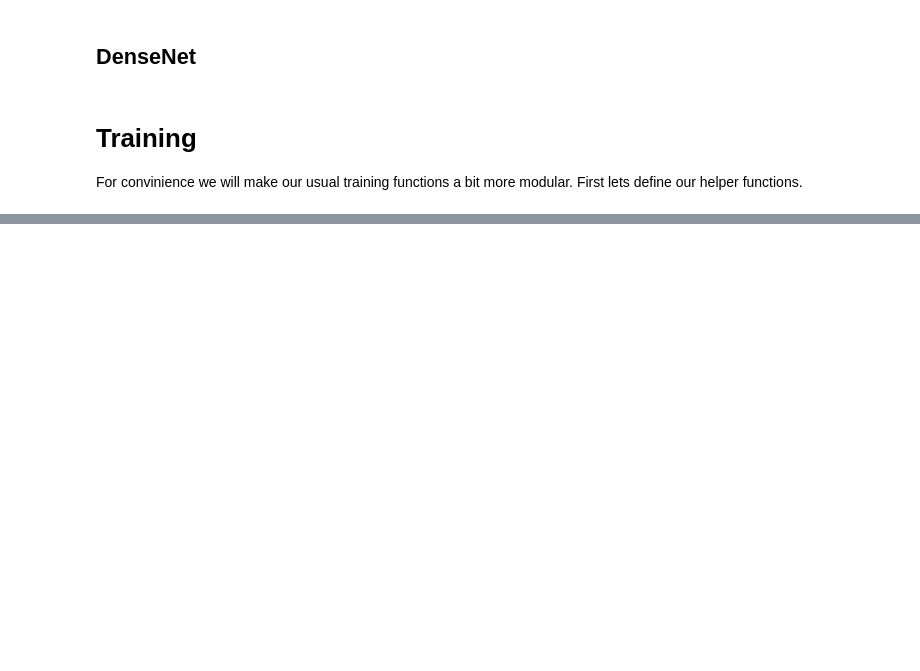
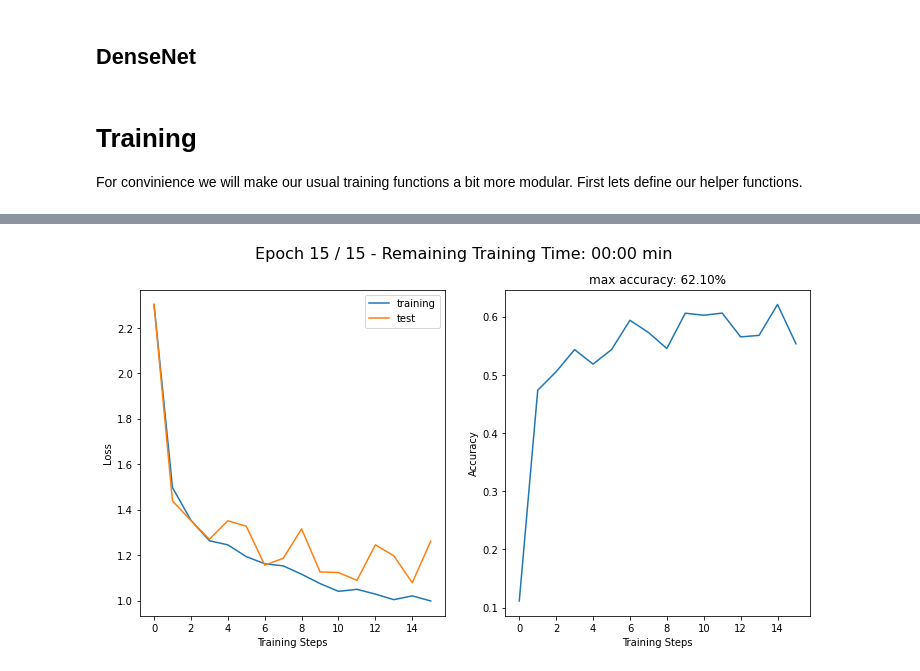
Before and after one commit to Maxoz99/ANNs-TensorFlow, a Jupyter notebook: Homework06/homework06.ipynb, the cells around one changed output, grey strips where cells are left out. Cells and saved outputs as stored; diff of their text form; code cells hidden in the pictures; blank space fills up the shorter version.

Commit message:
Shared training session

```diff
--- a/Homework06/homework06.ipynb
+++ b/Homework06/homework06.ipynb
@@ -350,10 +381,12 @@ train_model(
 # %%
 # Train on DenseNet
 
-# train_model(
-#     model = DenseNet(5),
-#     loss_function = tf.keras.losses.CategoricalCrossentropy(),
-#     epochs = num_epochs,
-#     learning_rate = learning_rate,
-#     optimizer = tf.keras.optimizers.Adam(learning_rate),
-#     )
+ train_model(
+     model = DenseNet(5),
+     loss_function = tf.keras.losses.CategoricalCrossentropy(),
+     epochs = num_epochs,
+     learning_rate = learning_rate,
+     optimizer = tf.keras.optimizers.Adam(learning_rate),
+     )
+# %% [output]
+[figure, added]
```
Also changed, not shown: parts of 4 cells of this notebook, 2 other files.
